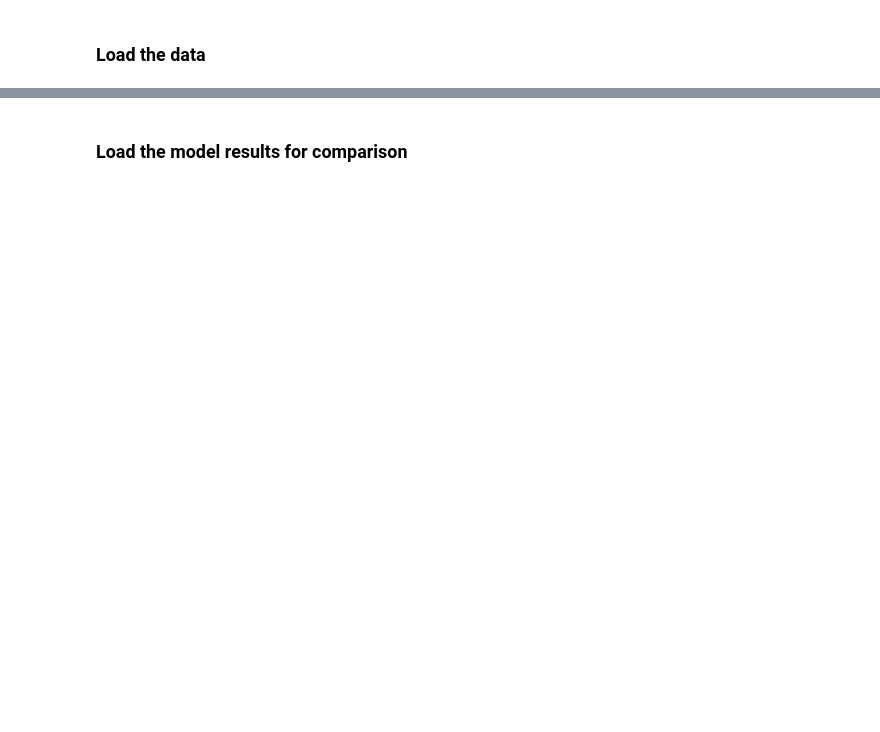
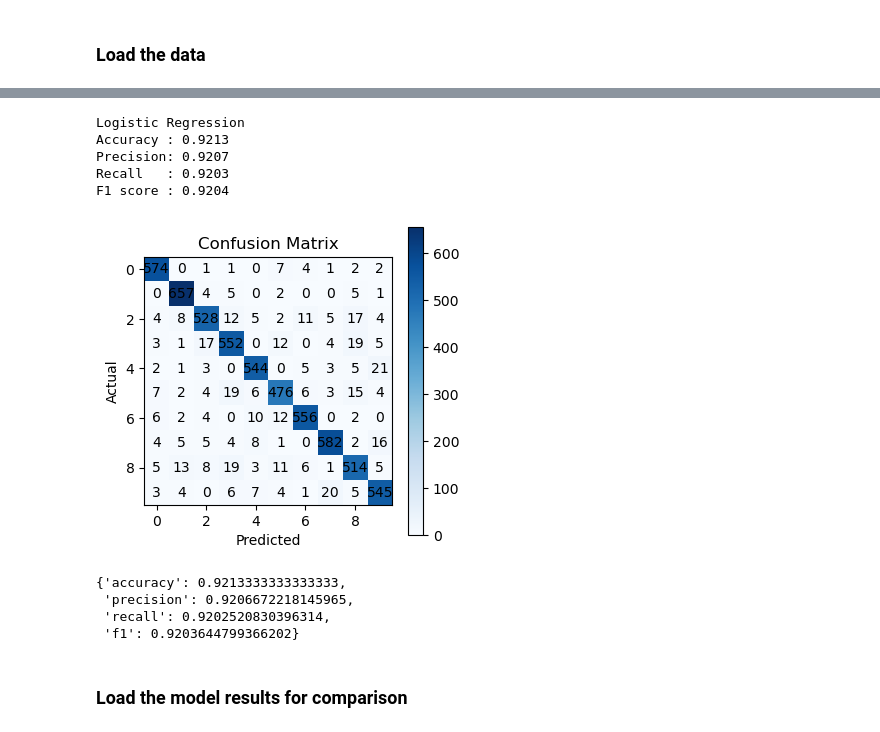
Before and after one commit to leyla-louache/mnist-project, a Jupyter notebook: notebooks/03_logistic_regression.ipynb, the cells around one changed output, grey strips where cells are left out. Cells and saved outputs as stored; diff of their text form; code cells hidden in the pictures; blank space fills up the shorter version.

```diff
--- a/notebooks/03_logistic_regression.ipynb
+++ b/notebooks/03_logistic_regression.ipynb
@@ -25,3 +95,41 @@ print("X_test:", X_test.shape)
+# %%
+# logistic regression
+from sklearn.metrics import roc_curve, auc
+from sklearn.linear_model import LogisticRegression
+
+baseline_model = LogisticRegression(max_iter=500, random_state=42)
+baseline_model.fit(X_train, y_train)
+
+y_val_pred = baseline_model.predict(X_val)
+
+# Bewertung
+evaluate_classification(y_val, y_val_pred, plot=True, title="Logistic Regression")
+
+
+
+# ROC Curve
+
+#
+# plt.figure(figsize=(6, 5))
+# plt.plot(fpr, tpr, label=f"AUC = {roc_auc:.4f}")
+# plt.plot([0, 1], [0, 1], linestyle="--", color="gray")
+# plt.xlabel("False Positive Rate")
+# plt.ylabel("True Positive Rate")
+# plt.title("ROC Curve (Validation)")
+# plt.legend()
+# plt.grid(True)
+# plt.show()
+# %% [output]
+Logistic Regression
+Accuracy : 0.9213
+Precision: 0.9207
+Recall   : 0.9203
+F1 score : 0.9204
+[figure, added]
+{'accuracy': 0.9213333333333333,
+ 'precision': 0.9206672218145965,
+ 'recall': 0.9202520830396314,
+ 'f1': 0.9203644799366202}
 # %% [markdown]
 ### Load the model results for comparison
 # %%
```
Also changed, not shown: parts of 6 cells of this notebook.
